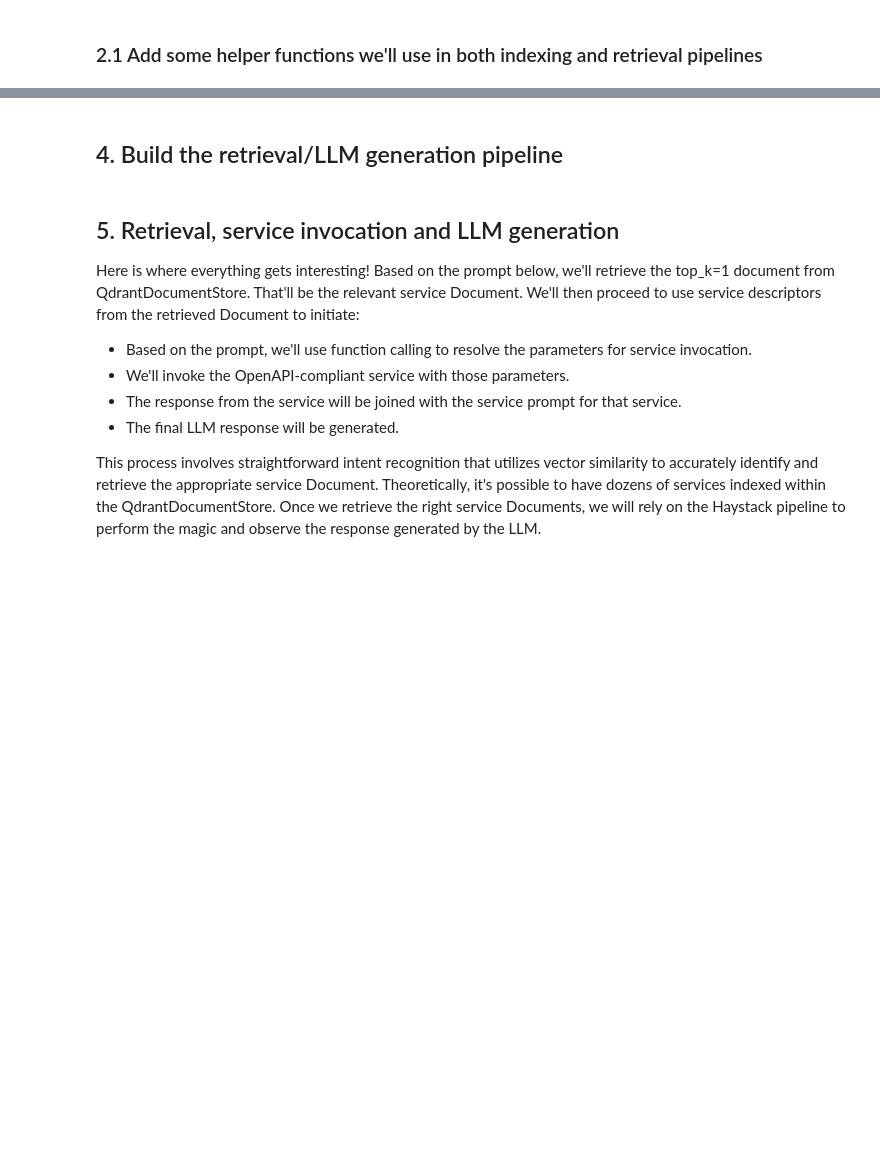
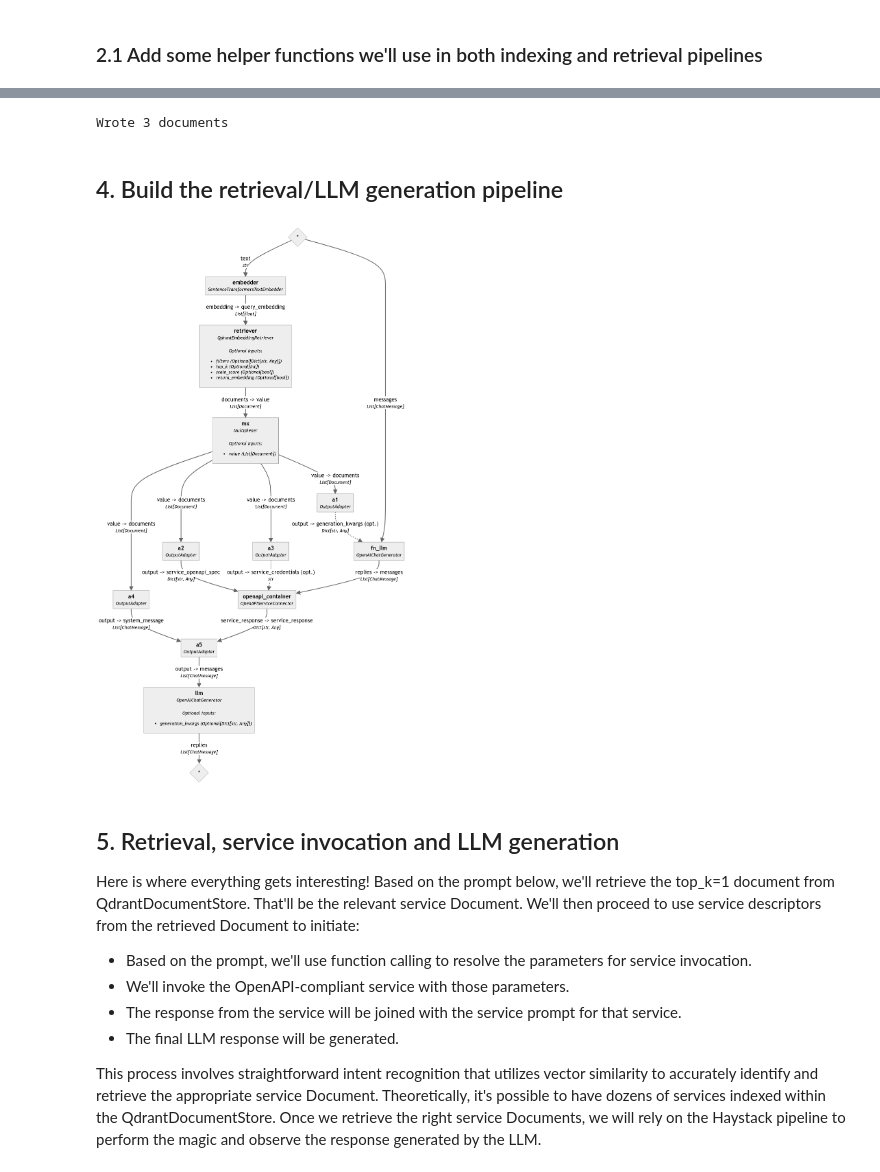
Before and after one commit to vblagoje/notebooks, a Jupyter notebook: haystack2x-demos/haystack_rag_services_demo.ipynb, the cells around one changed output, grey strips where cells are left out. Drawn from its saved outputs; the diff is of its cells as text; code cells hidden in the pictures; blank space fills up the shorter version.

```diff
--- a/haystack2x-demos/haystack_rag_services_demo.ipynb
+++ b/haystack2x-demos/haystack_rag_services_demo.ipynb
@@ -43,7 +45,7 @@ github_token = getpass.getpass("Enter your github token:")
 QdrantDocumentStore is one of many vector DB integrations we offer via Haystack Core Integrations [project](https://github.com/deepset-ai/haystack-core-integrations/)
 # %%
 document_store = QdrantDocumentStore(
-    path="./qdrant_101",
+    path="./qdrant_1",
     index="Document",
     embedding_dim=768,
     recreate_index=True
@@ -107,42 +122,45 @@ indexing_pipeline.connect("embedder", "writer")
 # %%
-result = indexing_pipeline.run(data={"fetcher": {"urls":["https://bit.ly/github_compare","https://bit.ly/serper_dev_spec"]},
-                                     "a1":{"service_credentials": [github_token, serper_dev_key],
-                                           "system_messages": [requests.get("https://bit.ly/pr_auto_system").text,
-                                                               requests.get("https://bit.ly/serper_dev_system_prompt").text]
+result = indexing_pipeline.run(data={"fetcher": {"urls": services["open_api_specs"]},
+                                     "a1":{"service_credentials": [github_token, serper_token, tinurl_token],
+                                           "system_messages": [requests.get(url).text for url in services["system_messages"]]
                                            }
                                      })
 print(f"\nWrote {result['writer']['documents_written']} documents")
+# %% [output]
+Wrote 3 documents
 # %% [markdown]
 ## 4. Build the retrieval/LLM generation pipeline
 # %%
 from haystack.utils import Secret
 
 pipe = Pipeline()
 pipe.add_component("embedder", SentenceTransformersTextEmbedder(model="sentence-transformers/all-mpnet-base-v2"))
 pipe.add_component("retriever", QdrantEmbeddingRetriever(document_store=document_store))
 pipe.add_component("mx", Multiplexer(List[Document]))
 pipe.add_component("a1", OutputAdapter("{{documents[0].content | tojson | prepare_fc}}", Dict[str, Any], {"prepare_fc": prepare_fc, "tojson": lambda s: json.loads(s)}))
-pipe.add_component("a2", OutputAdapter("{{documents[0].meta['spec'] | tojson}}", Dict[str, Any], {"tojson": lambda s: json.loads(s)}))
+pipe.add_component("a2", OutputAdapter("{{documents[0].meta['spec'] | tojson}}", Dict[str, Any], {"tojson": lambda s: jsonref.replace_refs(json.loads(s))}))
 pipe.add_component("a3", OutputAdapter("{{documents[0].meta['service_credential']}}", str))
 pipe.add_component("a4", OutputAdapter("{{documents[0].meta['system_message'] | cm}}", List[ChatMessage], {"cm": lambda s: [ChatMessage.from_system(s)]}))
 pipe.add_component("a5", OutputAdapter("{{system_message + service_response}}", List[ChatMessage], {"cm": lambda s: [ChatMessage.from_system(s)]}))
 pipe.add_component("fn_llm", OpenAIChatGenerator(api_key=Secret.from_token(llm_api_key), model="gpt-3.5-turbo-0613"))
 pipe.add_component("openapi_container", OpenAPIServiceConnector())
 pipe.add_component("llm", OpenAIChatGenerator(api_key=Secret.from_token(llm_api_key), model="gpt-4-1106-preview", streaming_callback=print_streaming_chunk))
 
 pipe.connect("embedder", "retriever")
 pipe.connect("retriever.documents", "mx")
 pipe.connect("mx", "a1.documents")
 pipe.connect("mx", "a2.documents")
 pipe.connect("mx", "a3.documents")
 pipe.connect("mx", "a4.documents")
 pipe.connect("a1", "fn_llm.generation_kwargs")
 pipe.connect("a2", "openapi_container.service_openapi_spec")
 pipe.connect("a3", "openapi_container.service_credentials")
 pipe.connect("a4", "a5.system_message")
 pipe.connect("a5", "llm.messages")
 pipe.connect("openapi_container.service_response", "a5.service_response")
 pipe.connect("fn_llm.replies", "openapi_container.messages")
+# %% [output]
+[figure, added]
 # %% [markdown]
 ## 5. Retrieval, service invocation and LLM generation
 
```
Also changed, not shown: parts of 10 cells of this notebook.
